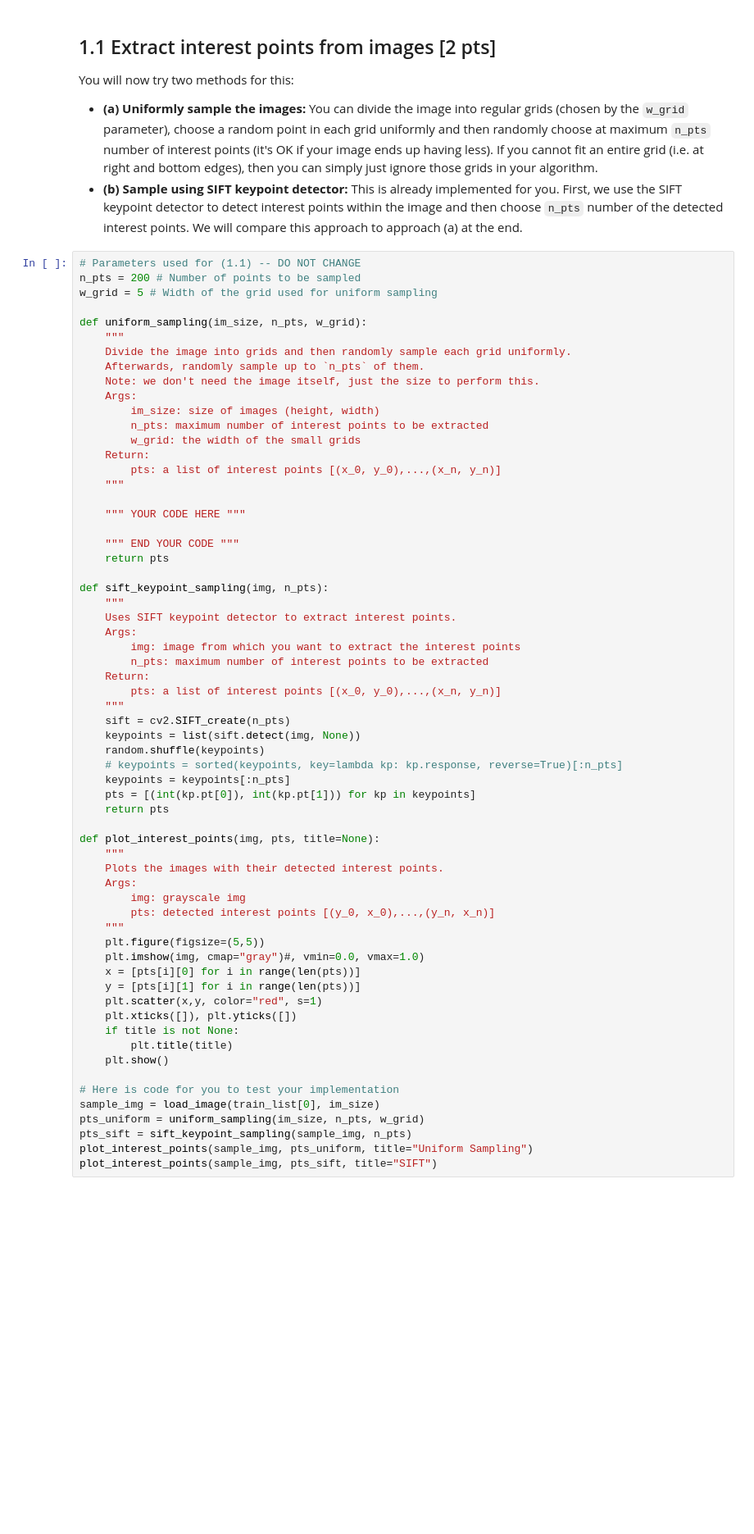
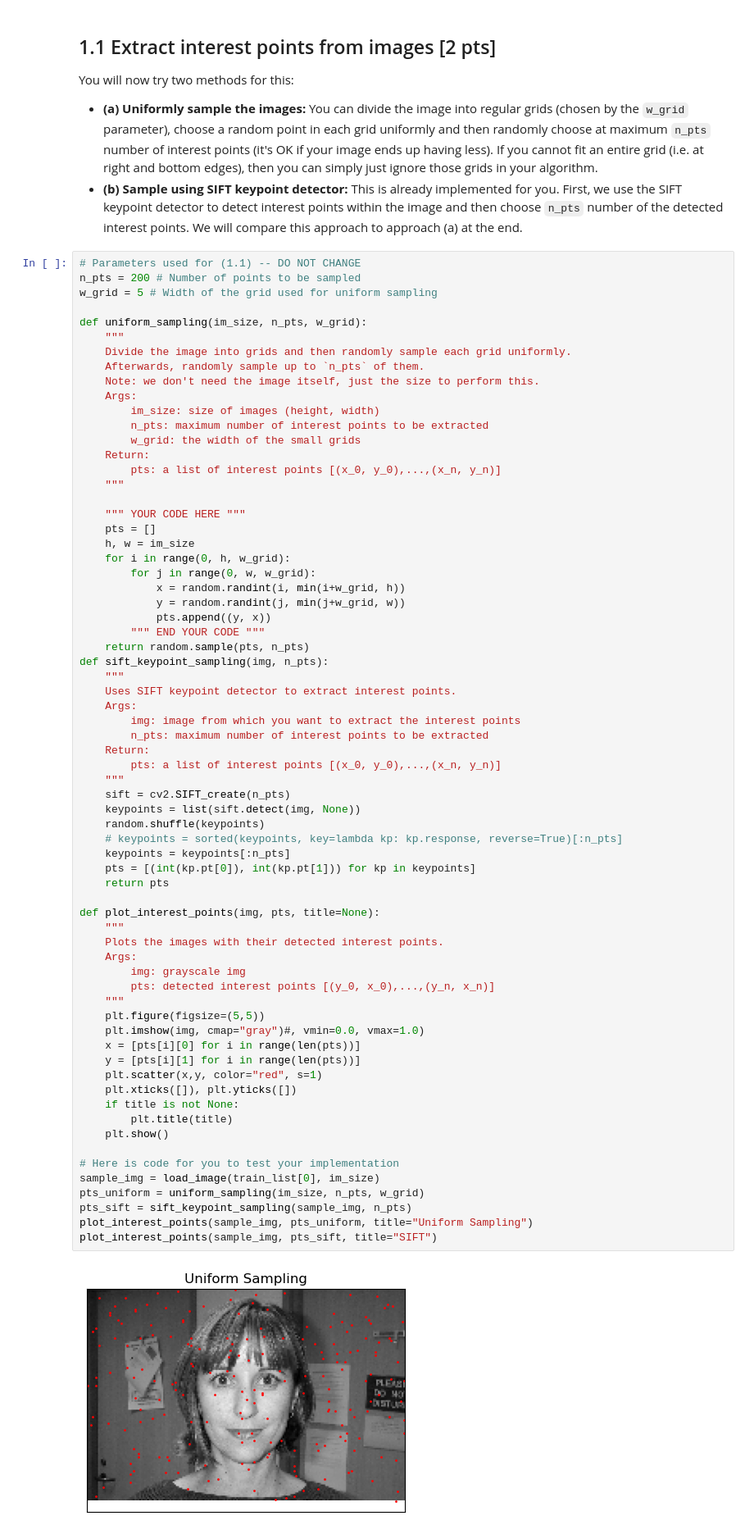
Before and after one commit to merrickqiu/MATH-31H, a Jupyter notebook: CSE 152A/cse152a_wi25_hw3/cse152a_wi25_hw3.ipynb, the cells around one changed output. Shown: that part at 82% size. Saved outputs shown, nothing was run; the diff lists cells and outputs as text; blank space fills up the shorter version.

```diff
--- a/CSE 152A/cse152a_wi25_hw3/cse152a_wi25_hw3.ipynb
+++ b/CSE 152A/cse152a_wi25_hw3/cse152a_wi25_hw3.ipynb
@@ -184,10 +187,15 @@ def uniform_sampling(im_size, n_pts, w_grid):
     """
 
     """ YOUR CODE HERE """
-
-    """ END YOUR CODE """
-    return pts
-
+    pts = []
+    h, w = im_size
+    for i in range(0, h, w_grid):
+        for j in range(0, w, w_grid):
+            x = random.randint(i, min(i+w_grid, h))
+            y = random.randint(j, min(j+w_grid, w))
+            pts.append((y, x))
+        """ END YOUR CODE """
+    return random.sample(pts, n_pts)
 def sift_keypoint_sampling(img, n_pts):
     """
     Uses SIFT keypoint detector to extract interest points.
@@ -201,30 +209,32 @@ def sift_keypoint_sampling(img, n_pts):
     keypoints = list(sift.detect(img, None))
     random.shuffle(keypoints)
     # keypoints = sorted(keypoints, key=lambda kp: kp.response, reverse=True)[:n_pts]
     keypoints = keypoints[:n_pts]
     pts = [(int(kp.pt[0]), int(kp.pt[1])) for kp in keypoints]
     return pts
 
 def plot_interest_points(img, pts, title=None):
     """
     Plots the images with their detected interest points.
     Args:
         img: grayscale img
         pts: detected interest points [(y_0, x_0),...,(y_n, x_n)]
     """
     plt.figure(figsize=(5,5))
     plt.imshow(img, cmap="gray")#, vmin=0.0, vmax=1.0)
     x = [pts[i][0] for i in range(len(pts))]
     y = [pts[i][1] for i in range(len(pts))]
     plt.scatter(x,y, color="red", s=1)
     plt.xticks([]), plt.yticks([])
     if title is not None:
         plt.title(title)
     plt.show()
 
 # Here is code for you to test your implementation
 sample_img = load_image(train_list[0], im_size)
 pts_uniform = uniform_sampling(im_size, n_pts, w_grid)
 pts_sift = sift_keypoint_sampling(sample_img, n_pts)
 plot_interest_points(sample_img, pts_uniform, title="Uniform Sampling")
 plot_interest_points(sample_img, pts_sift, title="SIFT")
+# %% [output]
+[figure, added]
```
Also changed, not shown: parts of 13 cells of this notebook, 31 other files.
